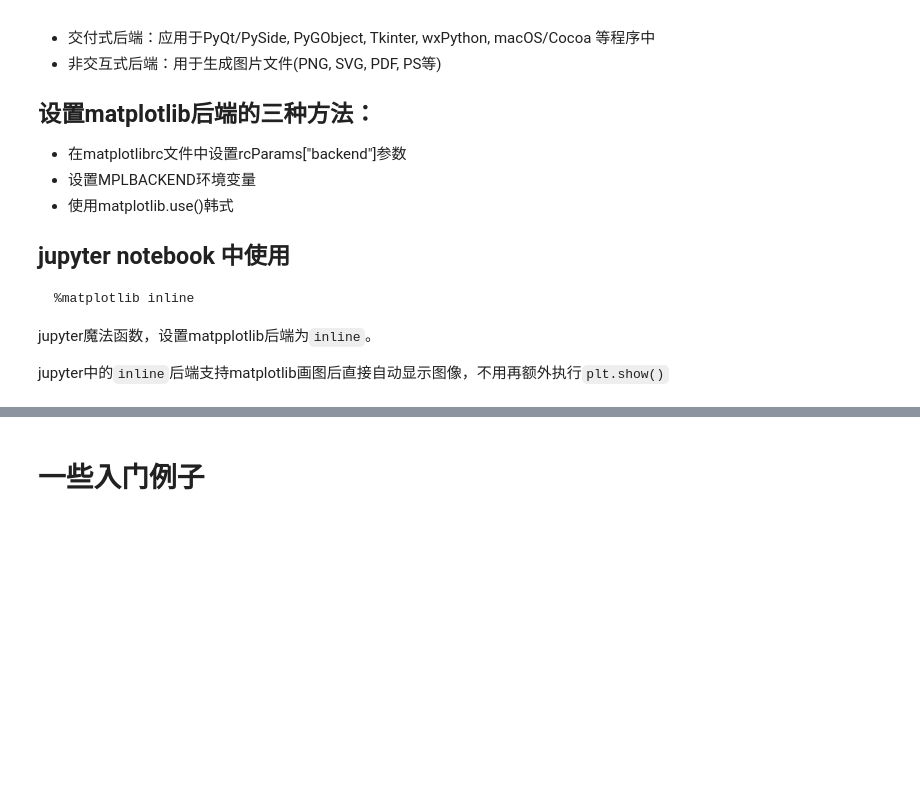
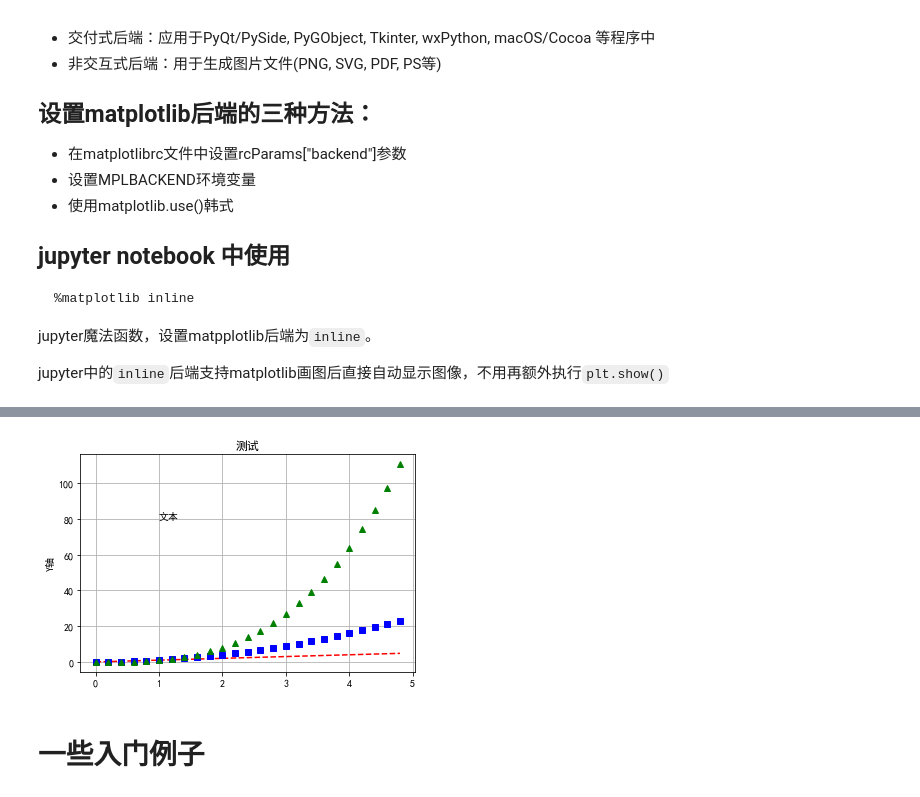
Before and after one commit to xnffdd/pycard, a Jupyter notebook: matplotlib_tutorial/绘图与可视化.ipynb, the cells around one changed output, grey strips where cells are left out. Saved outputs shown, nothing was run; the diff lists cells and outputs as text; code cells hidden in the pictures; blank space fills up the shorter version.

```diff
--- a/matplotlib_tutorial/绘图与可视化.ipynb
+++ b/matplotlib_tutorial/绘图与可视化.ipynb
@@ -144,14 +169,16 @@ plot([x], y, [fmt], [x2], y2, [fmt2], ..., **kwargs) # 参数格式
 
 ![绘图元素](https://matplotlib.org/stable/_images/anatomy.png)
 # %%
-t = np.arange(0., 5., 0.2)
+t = np.arange(0.0, 5.0, 0.2)
 # red dashes, blue squares and green triangles
-plt.plot(t, t, 'r--', t, t**2, 'bs', t, t**3, 'g^') # fmt = '[marker][line][color]'
-plt.title('测试')
-plt.ylabel('Y轴')
-plt.text(1, 80, r'文本')
+plt.plot(t, t, "r--", t, t ** 2, "bs", t, t ** 3, "g^")  # fmt = '[marker][line][color]'
+plt.title("测试")
+plt.ylabel("Y轴")
+plt.text(1, 80, r"文本")
 plt.grid(True)
 plt.show()
+# %% [output]
+[figure, added]
 # %% [markdown]
 # 一些入门例子
 # %%
```
Also changed, not shown: parts of 42 cells of this notebook, 1 other file.
